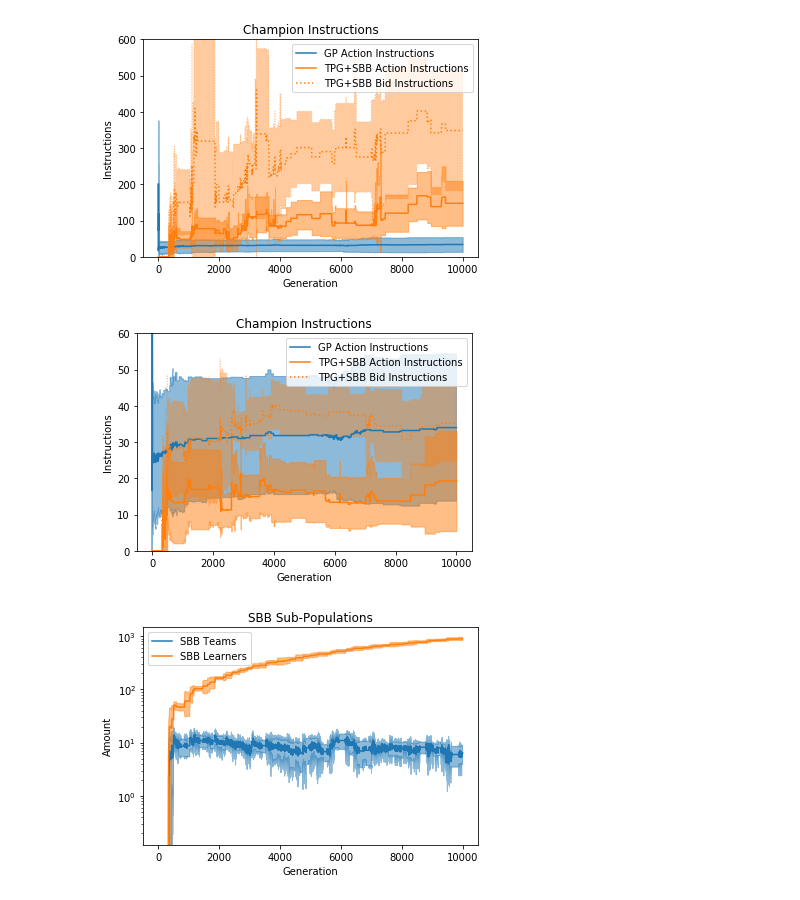
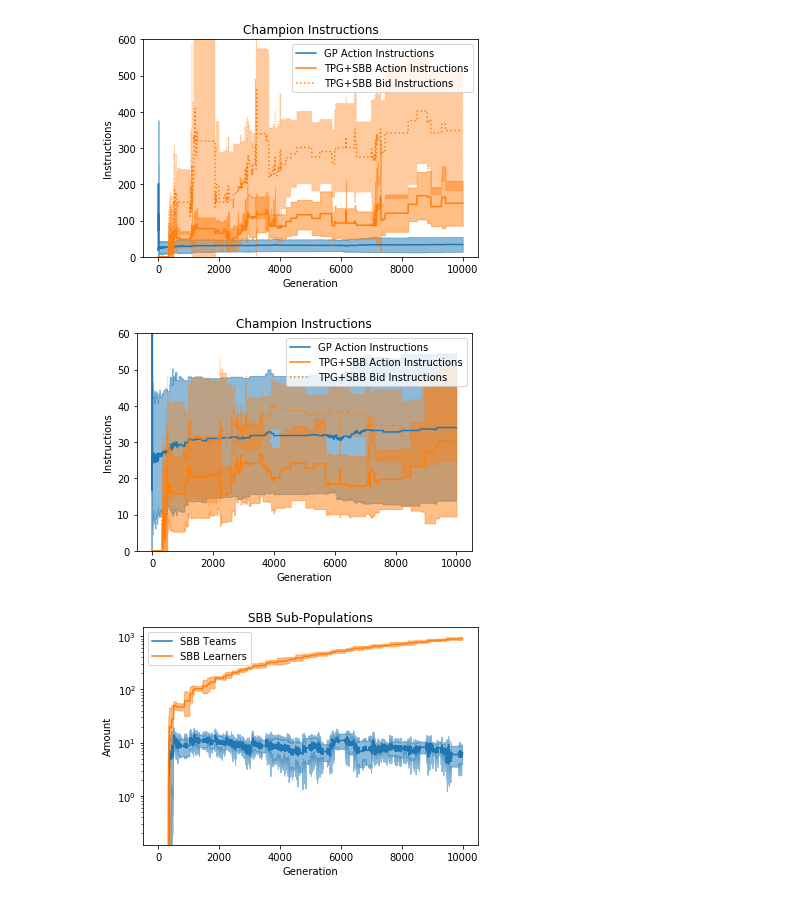
Before and after one commit to Ryan-Amaral/gp-bipedal-walker-analysis, a Jupyter notebook: basic_analysis.ipynb, the cells around one changed output. Cells and saved outputs as stored; diff of their text form; code cells hidden in the pictures.

Commit message:
normalize by action programs in plot

```diff
--- a/basic_analysis.ipynb
+++ b/basic_analysis.ipynb
@@ -153,40 +153,40 @@ tmp_act_dfs = []
 tmp_bid_dfs = []
 for df in dfs_tpgsbb:
     tmp_act_dfs.append(pd.DataFrame(
-        df["champ_act_instructions"]/df["champ_learners"],
+        df["champ_act_instructions"]/df["champ_real_acts"],
         columns=["act"]).fillna(0))
     tmp_bid_dfs.append(pd.DataFrame(
         df["champ_instructions"]/df["champ_learners"],
         columns=["bid"]).fillna(0))
 
 tpgsbb_act_means, tpgsbb_act_stds = get_mean_std(tmp_act_dfs, "act", 10000)
 tpgsbb_bid_means, tpgsbb_bid_stds = get_mean_std(tmp_bid_dfs, "bid", 10000)
 
 
 plt.plot(gp_act_means, color=colors[0], label="GP Action Instructions")
 plt.fill_between(range(10000),
                  gp_act_means-gp_act_stds, gp_act_means+gp_act_stds,
                 alpha=0.5, color=colors[0])
 
 plt.plot(tpgsbb_act_means, color=colors[1], label="TPG+SBB Action Instructions")
 plt.fill_between(range(10000),
                  tpgsbb_act_means-tpgsbb_act_stds, tpgsbb_act_means+tpgsbb_act_stds,
                 alpha=0.5, color=colors[1])
 
 plt.plot(tpgsbb_bid_means, color=colors[1], linestyle="dotted", label="TPG+SBB Bid Instructions")
 plt.fill_between(range(10000),
                  tpgsbb_bid_means-tpgsbb_bid_stds, tpgsbb_bid_means+tpgsbb_bid_stds,
                 alpha=0.4, color=colors[1], linestyle="dotted")
 
 plt.title("Champion Instructions")
 plt.xlabel("Generation")
 plt.ylabel("Instructions")
 plt.ylim(-0, 60)
 plt.legend()
 
 plt.show()
 # %% [output]
-[figure, old version]
+[figure, new version]
 # %%
 # visualize sbb pop size over time in tpgsbb
 
```
Also changed, not shown: 4 other files.
